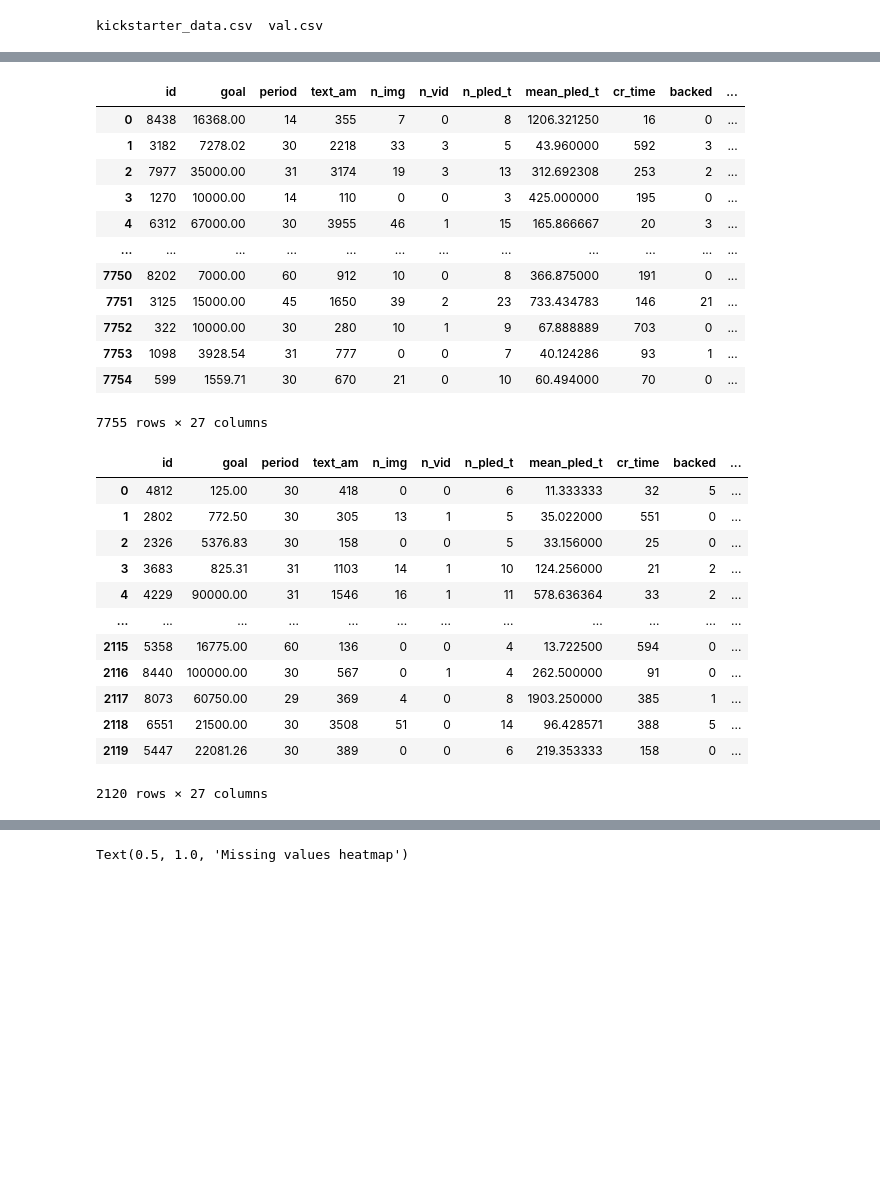
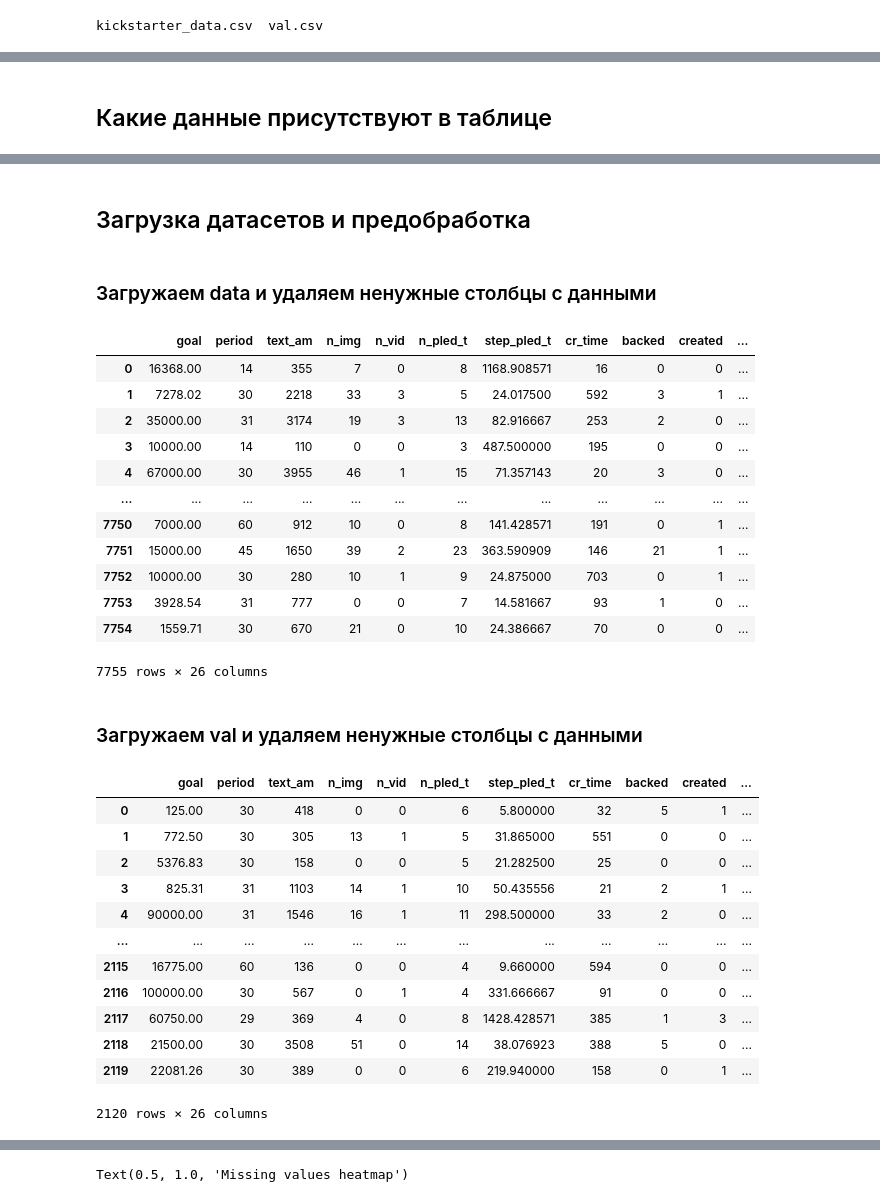
Before and after one commit to Arvp757/DANO-Kickstarter, a Jupyter notebook: main.ipynb, the cells around one changed output, grey strips where cells are left out. Saved outputs shown, nothing was run; the diff lists cells and outputs as text; code cells hidden in the pictures; blank space fills up the shorter version.

```diff
--- a/main.ipynb
+++ b/main.ipynb
@@ -58,49 +66,59 @@ sns.set(rc={
     'grid.linestyle': u'-'},font_scale=1.5)
 custom_colors = ["#3498db", "#95a5a6","#34495e", "#2ecc71", "#e74c3c"]
 sns.set_palette(custom_colors)
+# %% [markdown]
+## Какие данные присутствуют в таблице
 # %% [markdown]
 ![123.jpg](embedded-picture-1)
 # %% [markdown]
 ![image.png](embedded-picture-1)
+# %% [markdown]
+## Загрузка датасетов и предобработка
+# %% [markdown]
+### Загружаем data и удаляем ненужные столбцы с данными
 # %%
 tb = pd.read_csv("/content/drive/MyDrive/DANO_2021/kickstarter_data.csv")
 
 tb = tb.drop('URL', 1) # удаляем ссылку
 tb = tb.drop('date', 1) # удаляем дату публикования
 tb = tb.drop('curr', 1) # удаляем валюту, нужно переработать переводить все деньги в евро
 tb = tb.drop('mgp', 1) # удаляем количество пикселей фото
 tb = tb.drop('cont', 1) # удаляем контрастность фото
 tb = tb.drop('site', 1) # удаляем ссылку на проект
 tb = tb.drop('status', 1) # удаляем статус заявки
 
 tb = tb.drop('min_pled_t', 1) # удаляем минимальное пожертвование
 tb = tb.drop('max_pled_t', 1) # удаляем максимальное пожертвование
-tb = tb.drop('step_pled_t', 1) # удаляем среднюю разницу между пожертованиями
+tb = tb.drop('mean_pled_t', 1) # удаляем средн. пожертвование
 
 
 tb = tb.drop('pled', 1) # удаляем сколько проект собрал
 
+tb = tb.drop('id', 1) # удаляем id
+
 tb
 # %% [output]
-|  | id | goal | period | text_am | n_img | n_vid | n_pled_t | mean_pled_t | cr_time | backed | ... |
-| 0 | 8438 | 16368.00 | 14 | 355 | 7 | 0 | 8 | 1206.321250 | 16 | 0 | ... |
-| 1 | 3182 | 7278.02 | 30 | 2218 | 33 | 3 | 5 | 43.960000 | 592 | 3 | ... |
-| 2 | 7977 | 35000.00 | 31 | 3174 | 19 | 3 | 13 | 312.692308 | 253 | 2 | ... |
-| 3 | 1270 | 10000.00 | 14 | 110 | 0 | 0 | 3 | 425.000000 | 195 | 0 | ... |
-| 4 | 6312 | 67000.00 | 30 | 3955 | 46 | 1 | 15 | 165.866667 | 20 | 3 | ... |
+|  | goal | period | text_am | n_img | n_vid | n_pled_t | step_pled_t | cr_time | backed | created | ... |
+| 0 | 16368.00 | 14 | 355 | 7 | 0 | 8 | 1168.908571 | 16 | 0 | 0 | ... |
+| 1 | 7278.02 | 30 | 2218 | 33 | 3 | 5 | 24.017500 | 592 | 3 | 1 | ... |
+| 2 | 35000.00 | 31 | 3174 | 19 | 3 | 13 | 82.916667 | 253 | 2 | 0 | ... |
+| 3 | 10000.00 | 14 | 110 | 0 | 0 | 3 | 487.500000 | 195 | 0 | 0 | ... |
+| 4 | 67000.00 | 30 | 3955 | 46 | 1 | 15 | 71.357143 | 20 | 3 | 0 | ... |
 | ... | ... | ... | ... | ... | ... | ... | ... | ... | ... | ... | ... |
-| 7750 | 8202 | 7000.00 | 60 | 912 | 10 | 0 | 8 | 366.875000 | 191 | 0 | ... |
-| 7751 | 3125 | 15000.00 | 45 | 1650 | 39 | 2 | 23 | 733.434783 | 146 | 21 | ... |
-| 7752 | 322 | 10000.00 | 30 | 280 | 10 | 1 | 9 | 67.888889 | 703 | 0 | ... |
-| 7753 | 1098 | 3928.54 | 31 | 777 | 0 | 0 | 7 | 40.124286 | 93 | 1 | ... |
-| 7754 | 599 | 1559.71 | 30 | 670 | 21 | 0 | 10 | 60.494000 | 70 | 0 | ... |
+| 7750 | 7000.00 | 60 | 912 | 10 | 0 | 8 | 141.428571 | 191 | 0 | 1 | ... |
+| 7751 | 15000.00 | 45 | 1650 | 39 | 2 | 23 | 363.590909 | 146 | 21 | 1 | ... |
+| 7752 | 10000.00 | 30 | 280 | 10 | 1 | 9 | 24.875000 | 703 | 0 | 1 | ... |
+| 7753 | 3928.54 | 31 | 777 | 0 | 0 | 7 | 14.581667 | 93 | 1 | 0 | ... |
+| 7754 | 1559.71 | 30 | 670 | 21 | 0 | 10 | 24.386667 | 70 | 0 | 0 | ... |
-7755 rows × 27 columns
+7755 rows × 26 columns
+# %% [markdown]
+### Загружаем val и удаляем ненужные столбцы с данными
 # %%
 val = pd.read_csv("/content/drive/MyDrive/DANO_2021/val.csv")
 
 val = val.drop('URL', 1) # удаляем ссылку
 val = val.drop('date', 1) # удаляем дату публикования
-val = val.drop('curr', 1) # удаляем валюту, нужно переработать переводить все деньги в евро
+val = val.drop('curr', 1) # удаляем валюту, возможно нужно переработать переводить все деньги в евро
 val = val.drop('mgp', 1) # удаляем количество пикселей фото
 val = val.drop('cont', 1) # удаляем контрастность фото
 val = val.drop('site', 1) # удаляем ссылку на проект
@@ -108,23 +126,25 @@ val = val.drop('status', 1) # удаляем статус заявки
 
 val = val.drop('min_pled_t', 1) # удаляем минимальное пожертвование
 val = val.drop('max_pled_t', 1) # удаляем максимальное пожертвование
-val = val.drop('step_pled_t', 1) # удаляем среднюю разницу между пожертованиями
+val = val.drop('mean_pled_t', 1) # удаляем средн. пожертвование
 
 
 val = val.drop('pled', 1) # удаляем сколько проект собрал
 
+val = val.drop('id', 1) # удаляем id
+
 val
 # %% [output]
-|  | id | goal | period | text_am | n_img | n_vid | n_pled_t | mean_pled_t | cr_time | backed | ... |
-| 0 | 4812 | 125.00 | 30 | 418 | 0 | 0 | 6 | 11.333333 | 32 | 5 | ... |
-| 1 | 2802 | 772.50 | 30 | 305 | 13 | 1 | 5 | 35.022000 | 551 | 0 | ... |
-| 2 | 2326 | 5376.83 | 30 | 158 | 0 | 0 | 5 | 33.156000 | 25 | 0 | ... |
-| 3 | 3683 | 825.31 | 31 | 1103 | 14 | 1 | 10 | 124.256000 | 21 | 2 | ... |
-| 4 | 4229 | 90000.00 | 31 | 1546 | 16 | 1 | 11 | 578.636364 | 33 | 2 | ... |
+|  | goal | period | text_am | n_img | n_vid | n_pled_t | step_pled_t | cr_time | backed | created | ... |
+| 0 | 125.00 | 30 | 418 | 0 | 0 | 6 | 5.800000 | 32 | 5 | 1 | ... |
+| 1 | 772.50 | 30 | 305 | 13 | 1 | 5 | 31.865000 | 551 | 0 | 0 | ... |
+| 2 | 5376.83 | 30 | 158 | 0 | 0 | 5 | 21.282500 | 25 | 0 | 0 | ... |
+| 3 | 825.31 | 31 | 1103 | 14 | 1 | 10 | 50.435556 | 21 | 2 | 1 | ... |
+| 4 | 90000.00 | 31 | 1546 | 16 | 1 | 11 | 298.500000 | 33 | 2 | 0 | ... |
 | ... | ... | ... | ... | ... | ... | ... | ... | ... | ... | ... | ... |
-| 2115 | 5358 | 16775.00 | 60 | 136 | 0 | 0 | 4 | 13.722500 | 594 | 0 | ... |
-| 2116 | 8440 | 100000.00 | 30 | 567 | 0 | 1 | 4 | 262.500000 | 91 | 0 | ... |
-| 2117 | 8073 | 60750.00 | 29 | 369 | 4 | 0 | 8 | 1903.250000 | 385 | 1 | ... |
-| 2118 | 6551 | 21500.00 | 30 | 3508 | 51 | 0 | 14 | 96.428571 | 388 | 5 | ... |
-| 2119 | 5447 | 22081.26 | 30 | 389 | 0 | 0 | 6 | 219.353333 | 158 | 0 | ... |
+| 2115 | 16775.00 | 60 | 136 | 0 | 0 | 4 | 9.660000 | 594 | 0 | 0 | ... |
+| 2116 | 100000.00 | 30 | 567 | 0 | 1 | 4 | 331.666667 | 91 | 0 | 0 | ... |
+| 2117 | 60750.00 | 29 | 369 | 4 | 0 | 8 | 1428.428571 | 385 | 1 | 3 | ... |
+| 2118 | 21500.00 | 30 | 3508 | 51 | 0 | 14 | 38.076923 | 388 | 5 | 0 | ... |
+| 2119 | 22081.26 | 30 | 389 | 0 | 0 | 6 | 219.940000 | 158 | 0 | 1 | ... |
-2120 rows × 27 columns
+2120 rows × 26 columns
```
Also changed, not shown: parts of 31 cells of this notebook.
